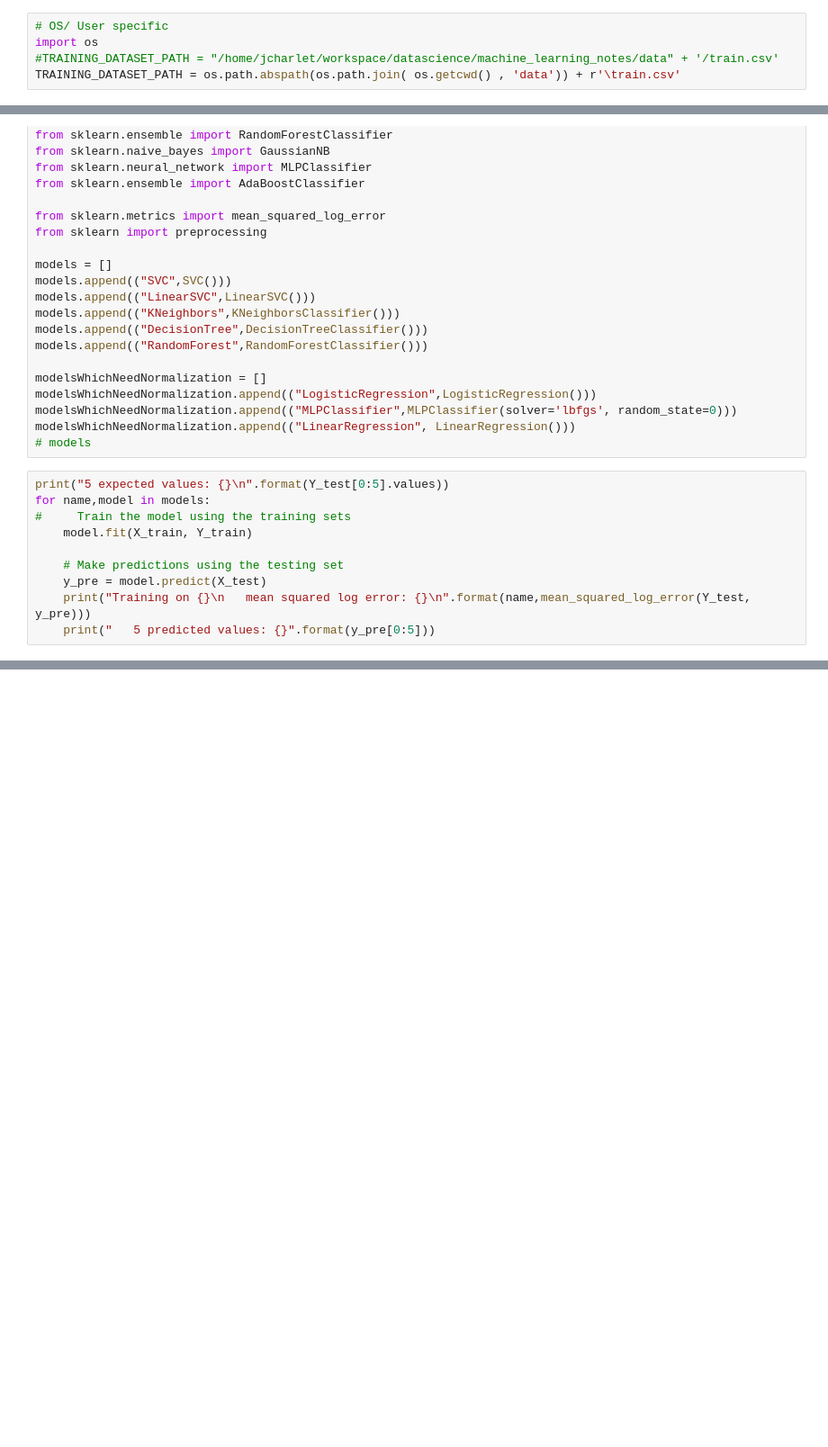
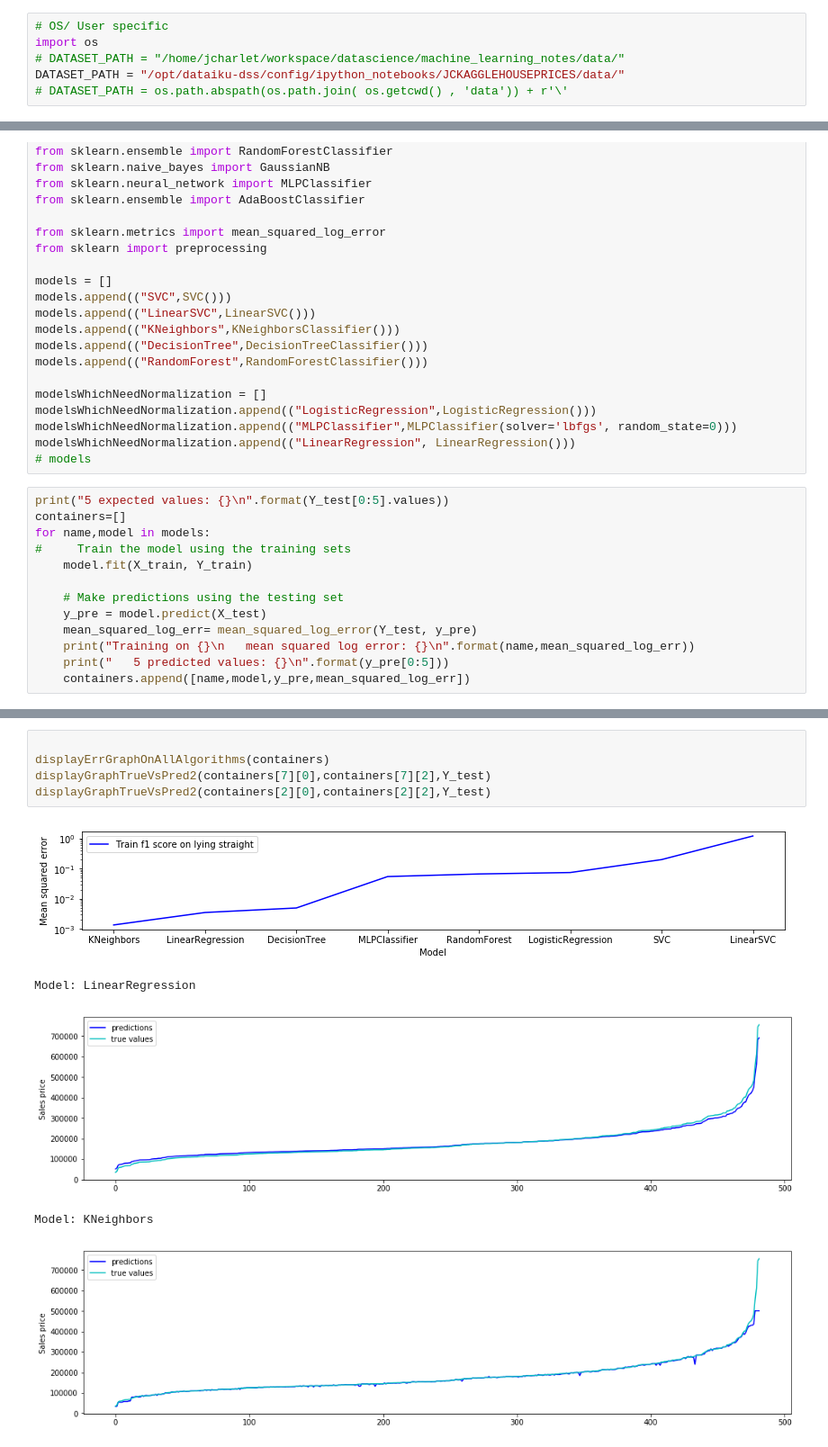
Before and after one commit to RedzCh/machine_learning_notes, a Jupyter notebook: machine_learning_notes.ipynb, the cells around one changed output, grey strips where cells are left out. Shown at 90% size. Cells and saved outputs as stored; diff of their text form; blank space fills up the shorter version.

```diff
--- a/machine_learning_notes.ipynb
+++ b/machine_learning_notes.ipynb
@@ -1,8 +1,9 @@
 # %%
 # OS/ User specific
 import os
-#TRAINING_DATASET_PATH = "/home/jcharlet/workspace/datascience/machine_learning_notes/data" + '/train.csv'
-TRAINING_DATASET_PATH = os.path.abspath(os.path.join( os.getcwd() , 'data')) + r'\train.csv'
+# DATASET_PATH = "/home/jcharlet/workspace/datascience/machine_learning_notes/data/"
+DATASET_PATH = "/opt/dataiku-dss/config/ipython_notebooks/JCKAGGLEHOUSEPRICES/data/"
+# DATASET_PATH = os.path.abspath(os.path.join( os.getcwd() , 'data')) + r'\'
 # %% [markdown]
 ### Kaggle project - Table of Contents
 * 1 - Define the problem
@@ -317,11 +351,14 @@ modelsWhichNeedNormalization.append(("LinearRegression", LinearRegression()))
 # models
 # %%
 print("5 expected values: {}\n".format(Y_test[0:5].values))
+containers=[]
 for name,model in models:
 #     Train the model using the training sets
     model.fit(X_train, Y_train)
 
     # Make predictions using the testing set
     y_pre = model.predict(X_test)
-    print("Training on {}\n   mean squared log error: {}\n".format(name,mean_squared_log_error(Y_test, y_pre)))
-    print("   5 predicted values: {}".format(y_pre[0:5]))
+    mean_squared_log_err= mean_squared_log_error(Y_test, y_pre)
+    print("Training on {}\n   mean squared log error: {}\n".format(name,mean_squared_log_err))
+    print("   5 predicted values: {}\n".format(y_pre[0:5]))
+    containers.append([name,model,y_pre,mean_squared_log_err])
@@ -340,0 +497,11 @@ for name,model in models:
+# %%
+
+displayErrGraphOnAllAlgorithms(containers)
+displayGraphTrueVsPred2(containers[7][0],containers[7][2],Y_test)
+displayGraphTrueVsPred2(containers[2][0],containers[2][2],Y_test)
+# %% [output]
+[figure, added]
+Model: LinearRegression
+[figure, added]
+Model: KNeighbors
+[figure, added]
```
Also changed, not shown: parts of 32 cells of this notebook.
